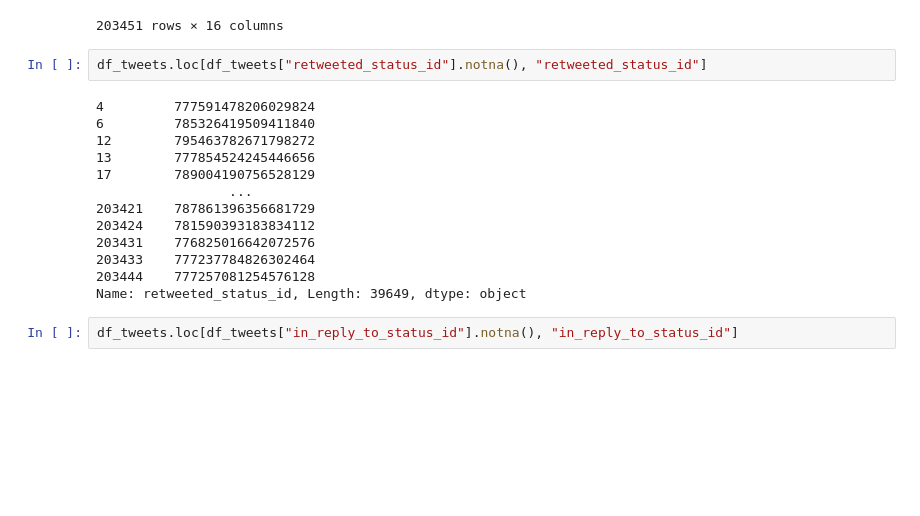
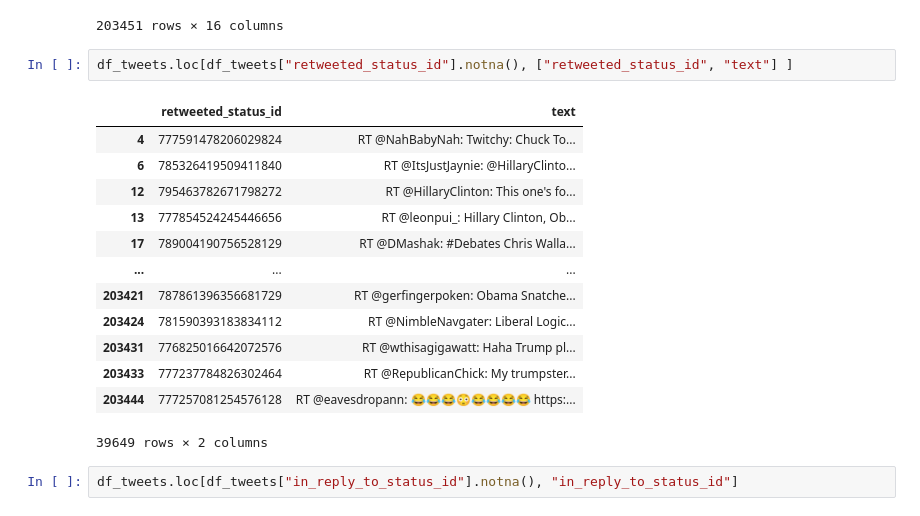
Before and after one commit to CyprienFOURCROY/p12_SNARS, a Jupyter notebook: Project12.ipynb, the cells around one changed output. Cells and saved outputs as stored; diff of their text form; blank space fills up the shorter version.

```diff
--- a/Project12.ipynb
+++ b/Project12.ipynb
@@ -69,20 +69,21 @@ df_tweets
 | 203450 | 750367533660774406 | sternandreas404 | 1.499417e+12 | 2017-07-07 08:46:52 | NaN | NaN | NaN | RT @Lohrheidestar: Der "Lila Fing... | ... |
 203451 rows × 16 columns
 # %%
-df_tweets.loc[df_tweets["retweeted_status_id"].notna(), "retweeted_status_id"]
+df_tweets.loc[df_tweets["retweeted_status_id"].notna(), ["retweeted_status_id", "text"] ]
 # %% [output]
+|  | retweeted_status_id | text |
+| 4 | 777591478206029824 | RT @NahBabyNah: Twitchy: Chuck To... |
+| 6 | 785326419509411840 | RT @ItsJustJaynie: @HillaryClinto... |
+| 12 | 795463782671798272 | RT @HillaryClinton: This one's fo... |
+| 13 | 777854524245446656 | RT @leonpui_: Hillary Clinton, Ob... |
+| 17 | 789004190756528129 | RT @DMashak: #Debates Chris Walla... |
+| ... | ... | ... |
+| 203421 | 787861396356681729 | RT @gerfingerpoken: Obama Snatche... |
+| 203424 | 781590393183834112 | RT @NimbleNavgater: Liberal Logic... |
+| 203431 | 776825016642072576 | RT @wthisagigawatt: Haha Trump pl... |
+| 203433 | 777237784826302464 | RT @RepublicanChick: My trumpster... |
+| 203444 | 777257081254576128 | RT @eavesdropann: 😂😂😂😳😂😂😂😂 https:... |
-4         777591478206029824
-6         785326419509411840
-12        795463782671798272
-13        777854524245446656
-17        789004190756528129
-                 ...
-203421    787861396356681729
-203424    781590393183834112
-203431    776825016642072576
-203433    777237784826302464
-203444    777257081254576128
-Name: retweeted_status_id, Length: 39649, dtype: object
+39649 rows × 2 columns
 # %%
 df_tweets.loc[df_tweets["in_reply_to_status_id"].notna(), "in_reply_to_status_id"]
 # %% [output]
```
Also changed, not shown: parts of 16 cells of this notebook.
